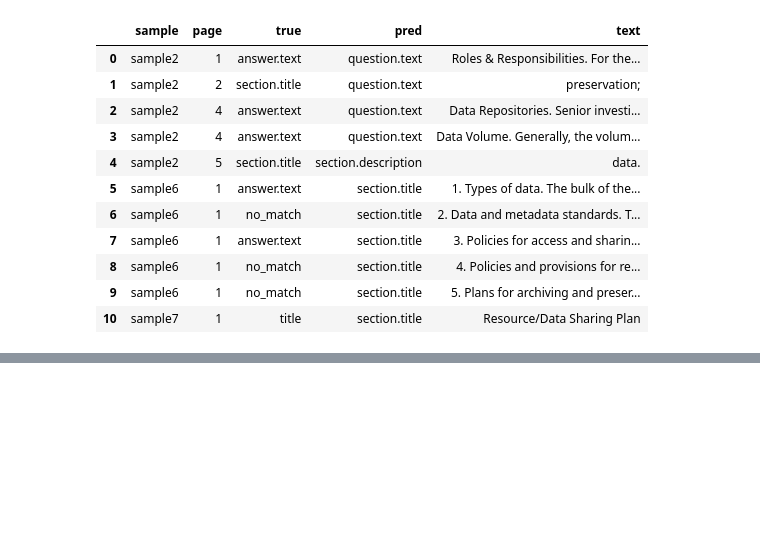
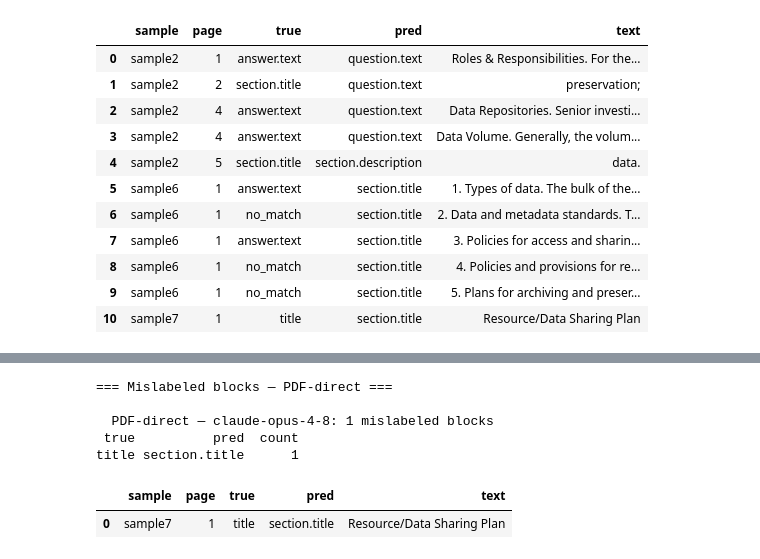
Before and after one commit to fairdataihub/dmpbridge, a Jupyter notebook: notebooks/eval/claude-opus-4-8.ipynb, the cells around one changed output, grey strips where cells are left out. Drawn from its saved outputs; the diff is of its cells as text; code cells hidden in the pictures; blank space fills up the shorter version.

```diff
--- a/notebooks/eval/claude-opus-4-8.ipynb
+++ b/notebooks/eval/claude-opus-4-8.ipynb
@@ -331,0 +543,16 @@ if WHOLEDOC_AVAILABLE and not errs_w.empty:
+# %%
+if PDF_AVAILABLE:
+    print("=== Mislabeled blocks — PDF-direct ===\n")
+    error_breakdown(errs_p, f"PDF-direct — {MODEL_NAME}")
+
+    if not errs_p.empty:
+        pd.set_option("display.max_colwidth", 100)
+        display(errs_p[["sample", "page", "true", "pred", "text"]])
+# %% [output]
+=== Mislabeled blocks — PDF-direct ===
+
+  PDF-direct — claude-opus-4-8: 1 mislabeled blocks
+ true          pred  count
+title section.title      1
+|  | sample | page | true | pred | text |
+| 0 | sample7 | 1 | title | section.title | Resource/Data Sharing Plan |
```
Also changed, not shown: parts of 10 cells of this notebook.
